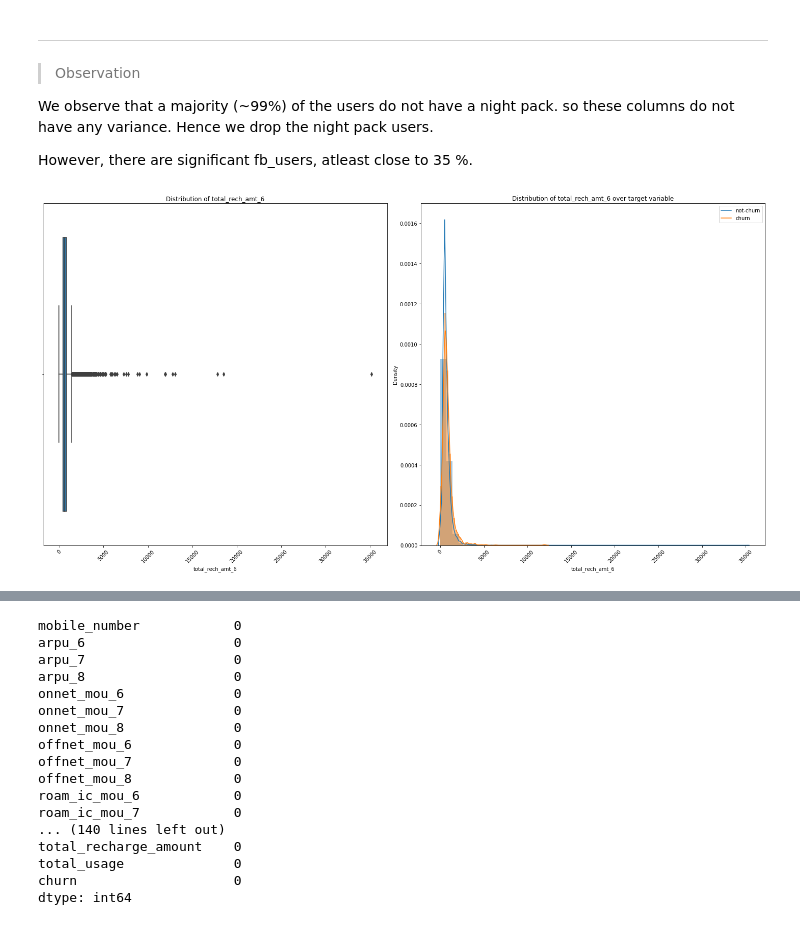
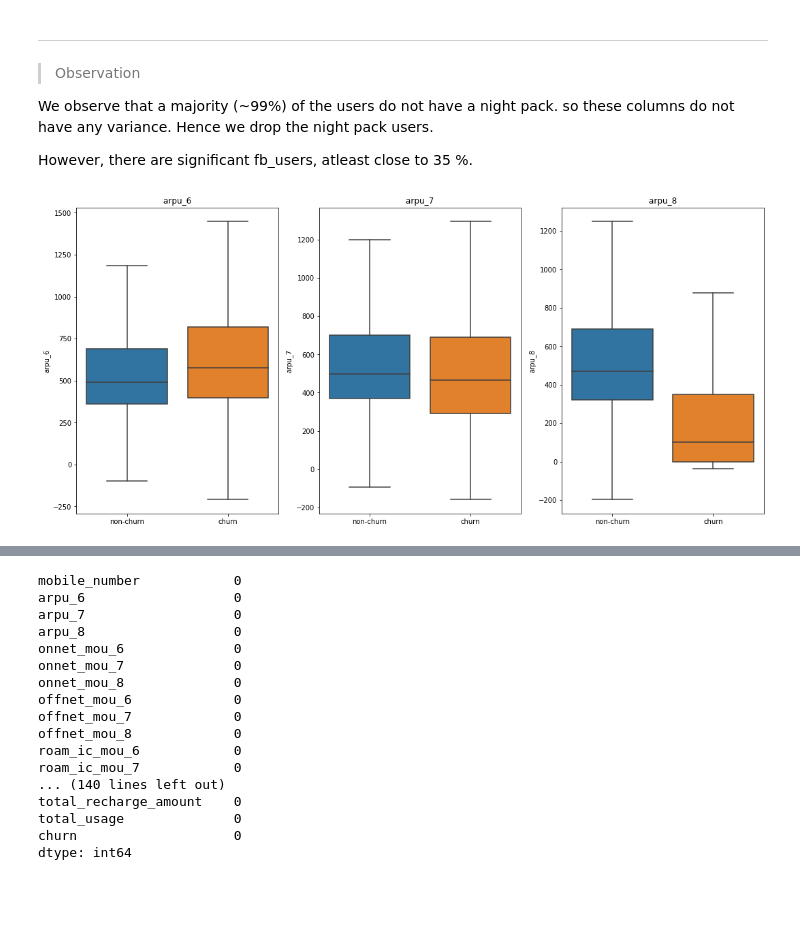
Before and after one commit to sandeshsk12/telecom_churn, a Jupyter notebook: Untitled.ipynb, the cells around one changed output, grey strips where cells are left out. Drawn from its saved outputs; the diff is of its cells as text; code cells hidden in the pictures; blank space fills up the shorter version.

```diff
--- a/Untitled.ipynb
+++ b/Untitled.ipynb
@@ -44,7 +48,7 @@ from sklearn.impute import KNNImputer
 # Importing data
 # %%
 # Reading data
-original_telecom_data=pd.read_csv('telecom_churn_data.csv')
+original_telecom_data=pd.read_csv('/content/telecom_churn/telecom_churn_data.csv')
 # %%
 # Creating a copy of original data for EDA and data manipulation
 telecom_data=original_telecom_data.copy()
@@ -862,4 +849,26 @@ def plot_numerical_distribution(col_name):
-# %%
-plot_numerical_distribution('total_rech_amt_6')
-# %% [output]
-[figure, removed]
+# %%
+def plot_numerical_monthly_plot(col_name):
+  plt.figure(figsize=(15,20))
+  plt.subplot(3,3,1)
+  sns.boxplot(data=churn_data_eda, x='churn',y=col_name+'_6',showfliers=False)
+  plt.xticks([0,1],labels=['non-churn','churn'])
+  plt.title(' {} '.format(col_name+'_6'))
+  plt.xlabel('')
+
+  plt.subplot(3,3,2)
+  sns.boxplot(data=churn_data_eda, x='churn',y=col_name+'_7',showfliers=False)
+  plt.xticks([0,1],labels=['non-churn','churn'])
+  plt.title(' {} '.format(col_name+'_7'))
+  plt.xlabel('')
+
+  plt.subplot(3,3,3)
+  sns.boxplot(data=churn_data_eda, x='churn',y=col_name+'_8',showfliers=False)
+  plt.xticks([0,1],labels=['non-churn','churn'])
+  plt.title(' {} '.format(col_name+'_8'))
+  plt.xlabel('')
+  plt.tight_layout()
+  plt.show()
+# %%
+plot_numerical_monthly_plot(col_name='arpu')
+# %% [output]
+[figure, added]
```
Also changed, not shown: parts of 15 cells of this notebook.
